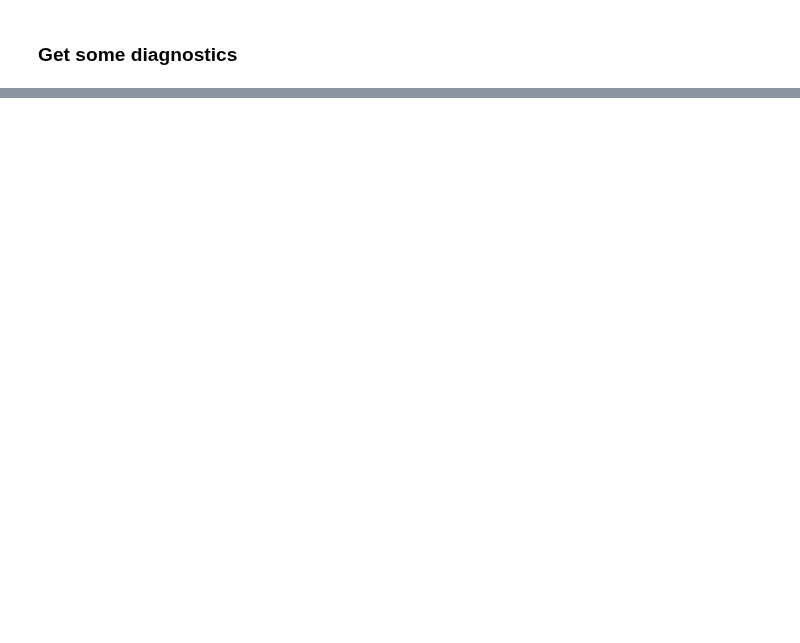
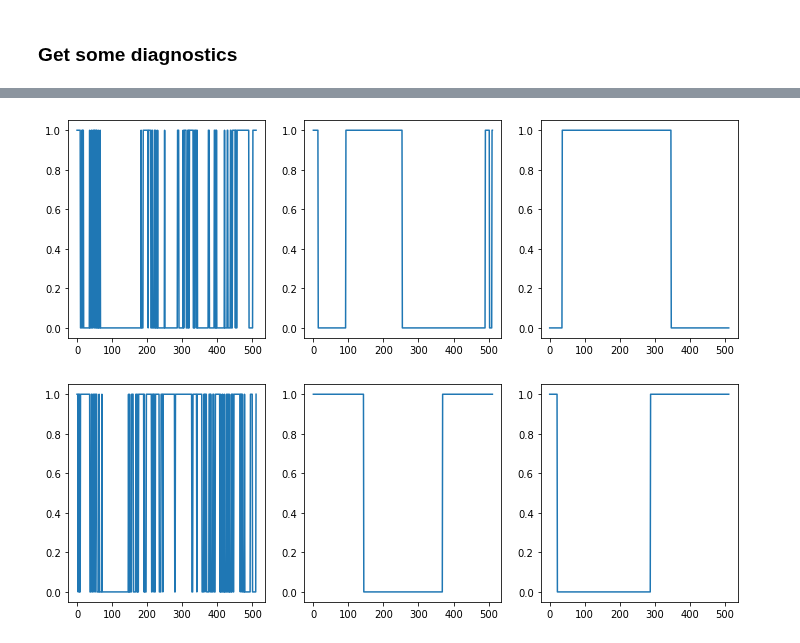
Before and after one commit to UM-Bridge/benchmarks, a Jupyter notebook: models/acoustic_gravity/tinyDA-acoustic.ipynb, the cells around one changed output, grey strips where cells are left out. Saved outputs shown, nothing was run; the diff lists cells and outputs as text; code cells hidden in the pictures; blank space fills up the shorter version.

```diff
--- a/models/acoustic_gravity/tinyDA-acoustic.ipynb
+++ b/models/acoustic_gravity/tinyDA-acoustic.ipynb
@@ -217,0 +329,18 @@ filter_plot(x, y, yn, pf)
+# %%
+# Cross section of a 2D randomfield
+fig, ax = plt.subplots(nrows=1, ncols=3, figsize=(12,4))
+
+ax[0].plot(field1[0,:]<0)
+ax[1].plot(field2[0,:]<0)
+ax[2].plot(field3[0,:]<0)
+plt.show()
+
+fig, ax = plt.subplots(nrows=1, ncols=3, figsize=(12,4))
+
+ax[0].plot(field4[0,:]<0)
+ax[1].plot(field5[0,:]<0)
+ax[2].plot(field6[0,:]<0)
+plt.show()
+# %% [output]
+[figure, added]
+[figure, added]
```
Also changed, not shown: parts of 31 cells of this notebook.
